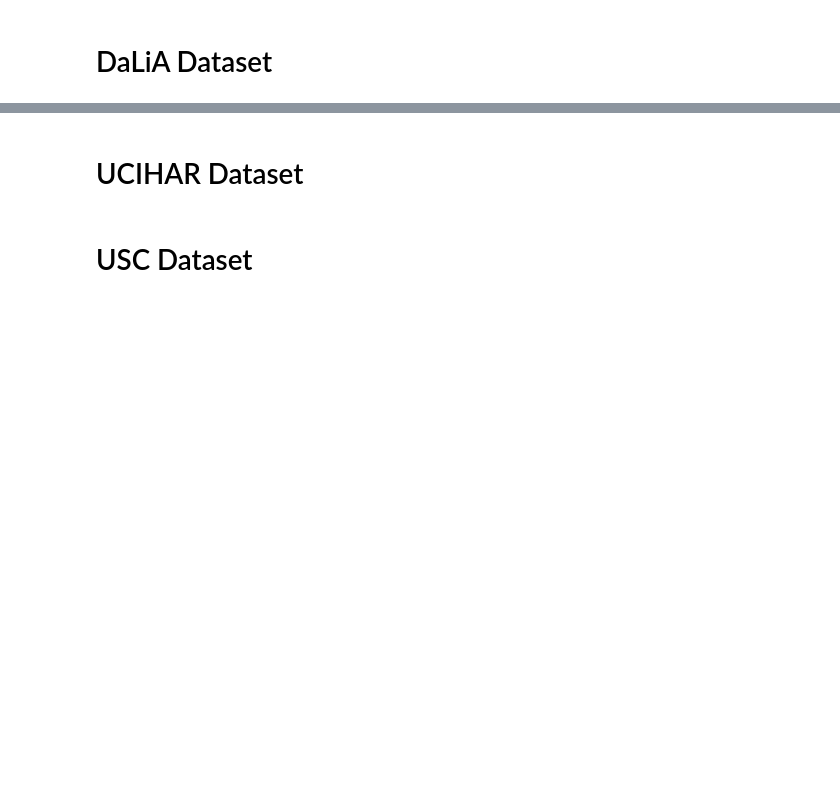
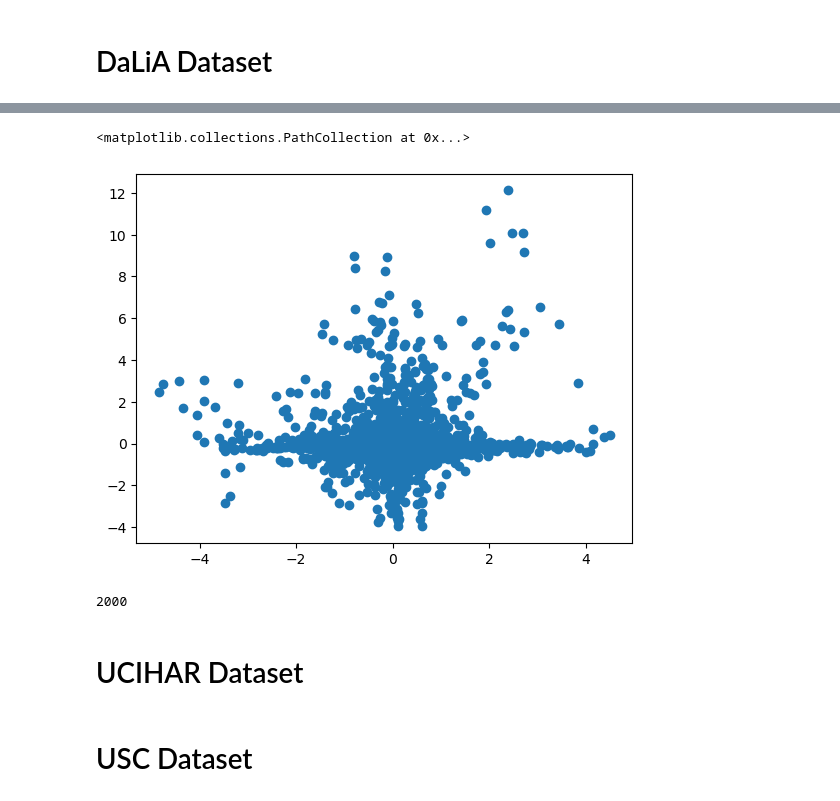
Before and after one commit to Taobyte/thesis, a Jupyter notebook: src/notebooks/dataset_exploration.ipynb, the cells around one changed output, grey strips where cells are left out. Cells and saved outputs as stored; diff of their text form; code cells hidden in the pictures; blank space fills up the shorter version.

```diff
--- a/src/notebooks/dataset_exploration.ipynb
+++ b/src/notebooks/dataset_exploration.ipynb
@@ -605,3 +203,13 @@ data['signal']['wrist']['BVP']
+# %%
+plt.scatter(serie, activity_plot)
+# %% [output]
+<matplotlib.collections.PathCollection at 0x...>
+[figure, added]
+# %%
+max_corr_coeff = np.argmax(np.abs(np.correlate(serie, activity_plot.values, mode="full") / len(serie)))
+len(serie)
+# %% [output]
+2000
 # %% [markdown]
 # UCIHAR Dataset
 # %%
```
Also changed, not shown: parts of 38 cells of this notebook, 24 other files.
